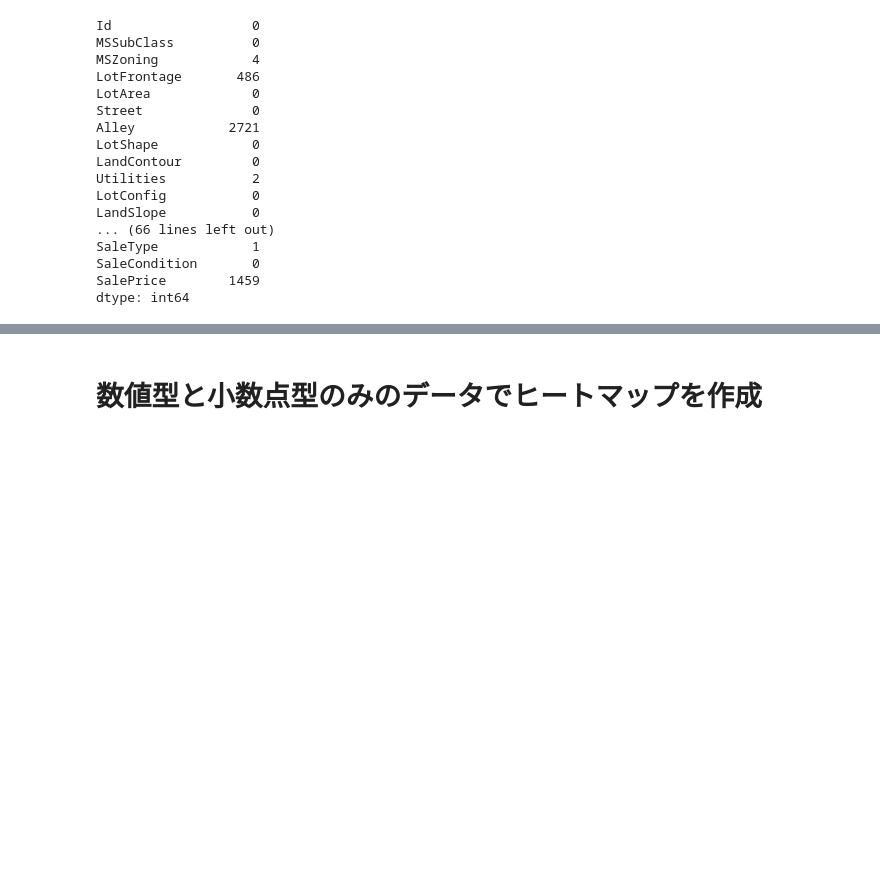
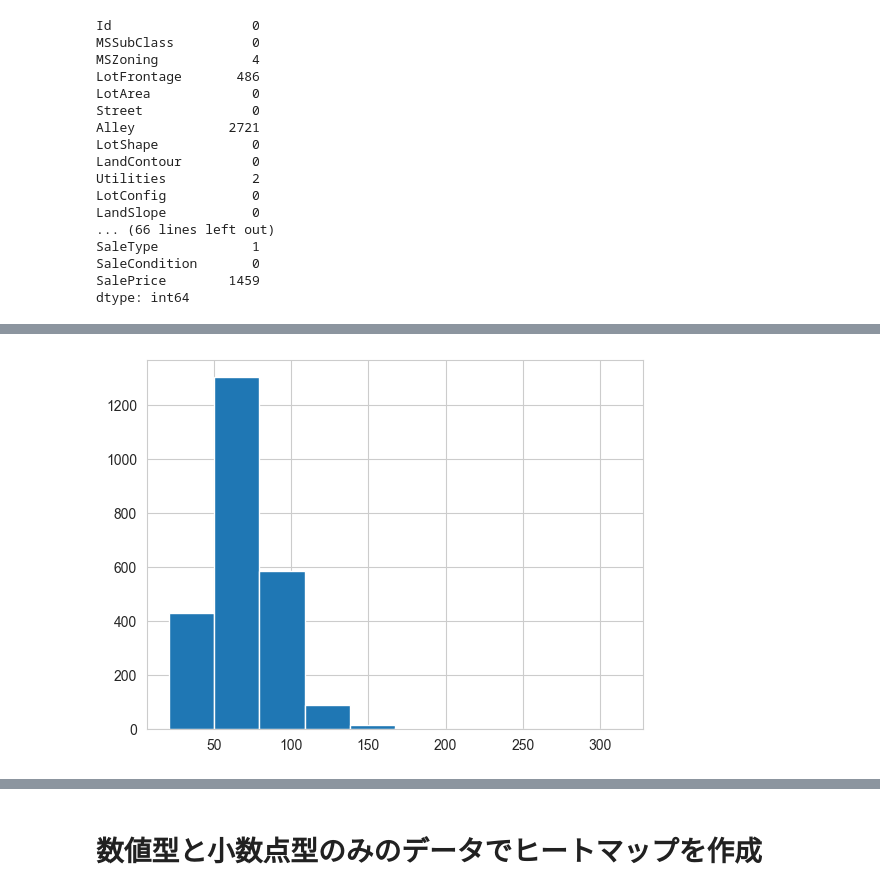
Before and after one commit to ueno-cmd/houseprice, a Jupyter notebook: house_price.ipynb, the cells around one changed output, grey strips where cells are left out. Cells and saved outputs as stored; diff of their text form; code cells hidden in the pictures; blank space fills up the shorter version.

```diff
--- a/house_price.ipynb
+++ b/house_price.ipynb
@@ -247,0 +185,5 @@ for col in ("LotFrontage", "MasVnrArea", "BsmtFinSF1", "BsmtFinSF2", "BsmtUnfSF"
+# %%
+plt.hist(connection_df[["LotFrontage"]])
+plt.show()
+# %% [output]
+[figure, added]
```
Also changed, not shown: parts of 39 cells of this notebook, 2 other files.
